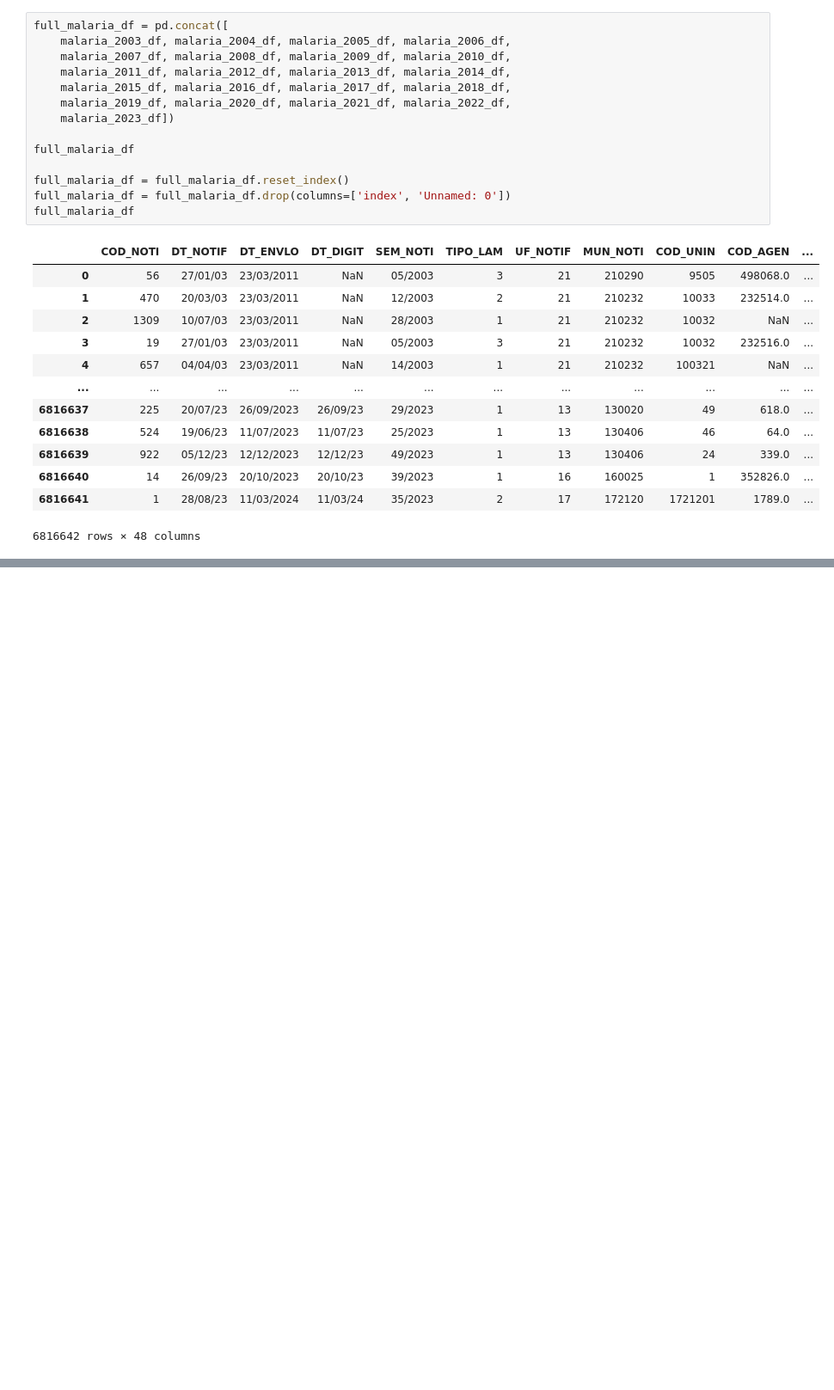
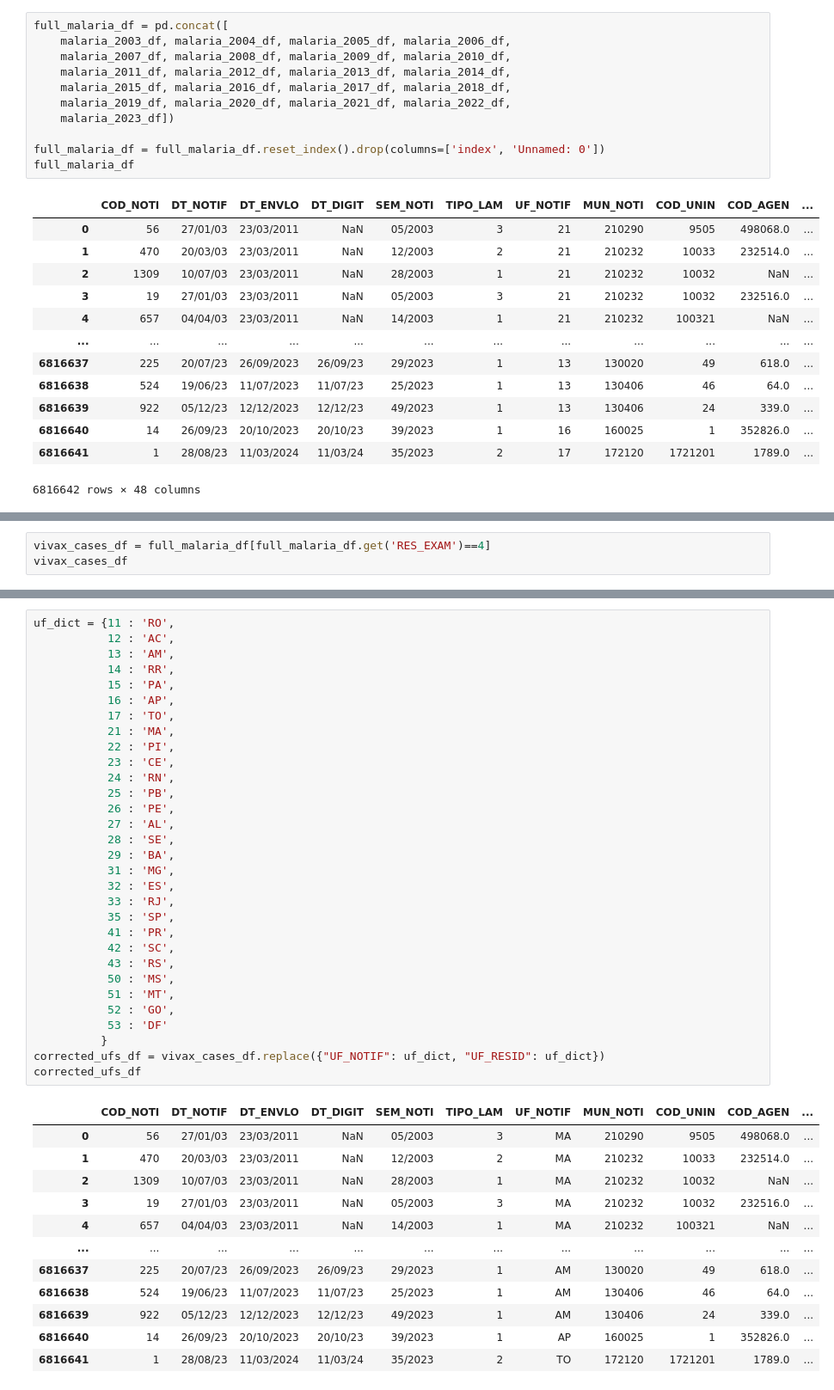
Before and after one commit to RaphaLevy/Study_on_Malaria_dynamics, a Jupyter notebook: sivep_data/SIVEP_Data.ipynb, the cells around one changed output, grey strips where cells are left out. Shown at 86% size. Saved outputs shown, nothing was run; the diff lists cells and outputs as text; blank space fills up the shorter version.

```diff
--- a/sivep_data/SIVEP_Data.ipynb
+++ b/sivep_data/SIVEP_Data.ipynb
@@ -48,11 +48,8 @@ full_malaria_df = pd.concat([
     malaria_2019_df, malaria_2020_df, malaria_2021_df, malaria_2022_df,
     malaria_2023_df])
 
+full_malaria_df = full_malaria_df.reset_index().drop(columns=['index', 'Unnamed: 0'])
 full_malaria_df
-
-full_malaria_df = full_malaria_df.reset_index()
-full_malaria_df = full_malaria_df.drop(columns=['index', 'Unnamed: 0'])
-full_malaria_df
 # %% [output]
 |  | COD_NOTI | DT_NOTIF | DT_ENVLO | DT_DIGIT | SEM_NOTI | TIPO_LAM | UF_NOTIF | MUN_NOTI | COD_UNIN | COD_AGEN | ... |
 | 0 | 56 | 27/01/03 | 23/03/2011 | NaN | 05/2003 | 3 | 21 | 210290 | 9505 | 498068.0 | ... |
@@ -69,0 +69,3 @@ full_malaria_df
+# %%
+vivax_cases_df = full_malaria_df[full_malaria_df.get('RES_EXAM')==4]
+vivax_cases_df
@@ -69,0 +94,44 @@ full_malaria_df
+# %%
+uf_dict = {11 : 'RO',
+           12 : 'AC',
+           13 : 'AM',
+           14 : 'RR',
+           15 : 'PA',
+           16 : 'AP',
+           17 : 'TO',
+           21 : 'MA',
+           22 : 'PI',
+           23 : 'CE',
+           24 : 'RN',
+           25 : 'PB',
+           26 : 'PE',
+           27 : 'AL',
+           28 : 'SE',
+           29 : 'BA',
+           31 : 'MG',
+           32 : 'ES',
+           33 : 'RJ',
+           35 : 'SP',
+           41 : 'PR',
+           42 : 'SC',
+           43 : 'RS',
+           50 : 'MS',
+           51 : 'MT',
+           52 : 'GO',
+           53 : 'DF'
+          }
+corrected_ufs_df = vivax_cases_df.replace({"UF_NOTIF": uf_dict, "UF_RESID": uf_dict})
+corrected_ufs_df
+# %% [output]
+|  | COD_NOTI | DT_NOTIF | DT_ENVLO | DT_DIGIT | SEM_NOTI | TIPO_LAM | UF_NOTIF | MUN_NOTI | COD_UNIN | COD_AGEN | ... |
+| 0 | 56 | 27/01/03 | 23/03/2011 | NaN | 05/2003 | 3 | MA | 210290 | 9505 | 498068.0 | ... |
+| 1 | 470 | 20/03/03 | 23/03/2011 | NaN | 12/2003 | 2 | MA | 210232 | 10033 | 232514.0 | ... |
+| 2 | 1309 | 10/07/03 | 23/03/2011 | NaN | 28/2003 | 1 | MA | 210232 | 10032 | NaN | ... |
+| 3 | 19 | 27/01/03 | 23/03/2011 | NaN | 05/2003 | 3 | MA | 210232 | 10032 | 232516.0 | ... |
+| 4 | 657 | 04/04/03 | 23/03/2011 | NaN | 14/2003 | 1 | MA | 210232 | 100321 | NaN | ... |
+| ... | ... | ... | ... | ... | ... | ... | ... | ... | ... | ... | ... |
+| 6816637 | 225 | 20/07/23 | 26/09/2023 | 26/09/23 | 29/2023 | 1 | AM | 130020 | 49 | 618.0 | ... |
+| 6816638 | 524 | 19/06/23 | 11/07/2023 | 11/07/23 | 25/2023 | 1 | AM | 130406 | 46 | 64.0 | ... |
+| 6816639 | 922 | 05/12/23 | 12/12/2023 | 12/12/23 | 49/2023 | 1 | AM | 130406 | 24 | 339.0 | ... |
+| 6816640 | 14 | 26/09/23 | 20/10/2023 | 20/10/23 | 39/2023 | 1 | AP | 160025 | 1 | 352826.0 | ... |
+| 6816641 | 1 | 28/08/23 | 11/03/2024 | 11/03/24 | 35/2023 | 2 | TO | 172120 | 1721201 | 1789.0 | ... |
```
Also changed, not shown: parts of 16 cells of this notebook.
